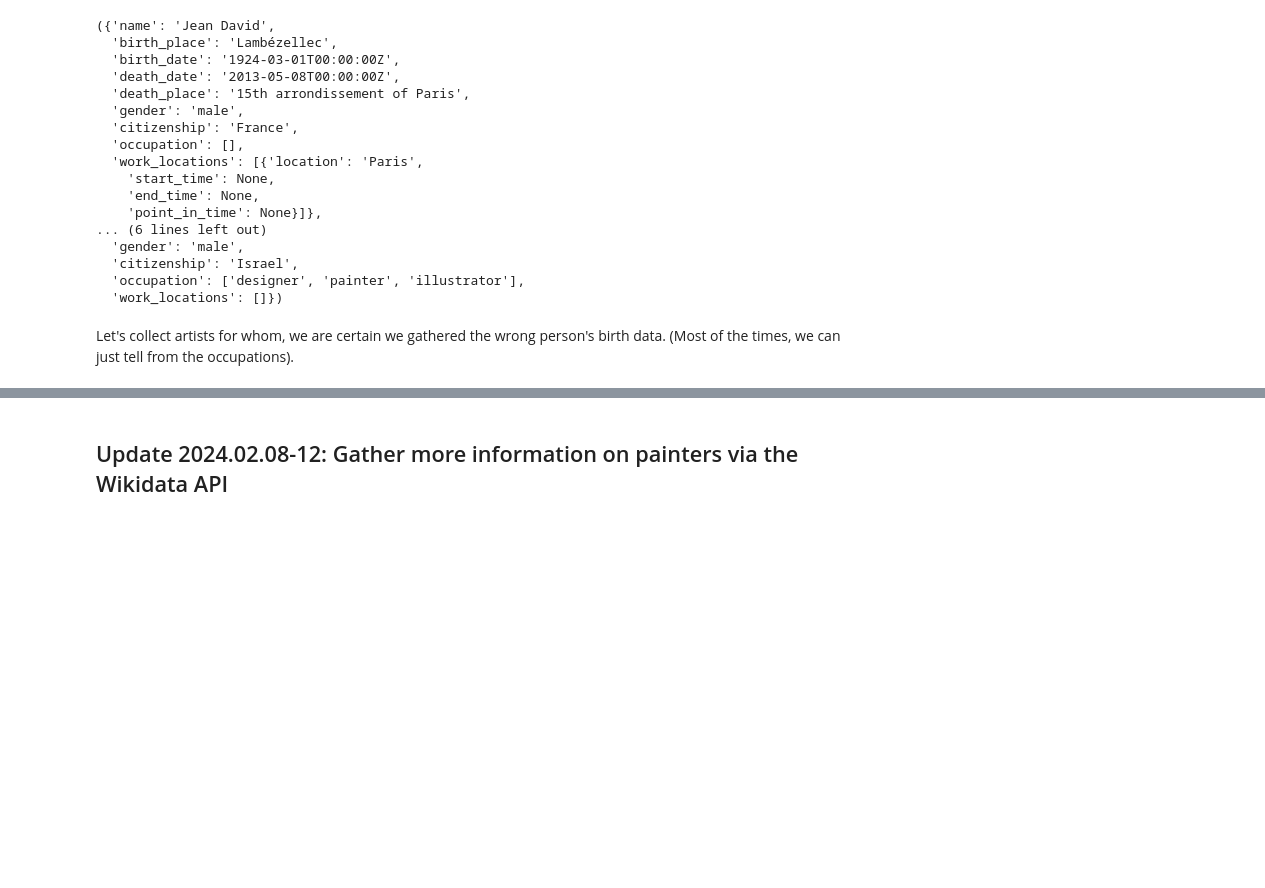
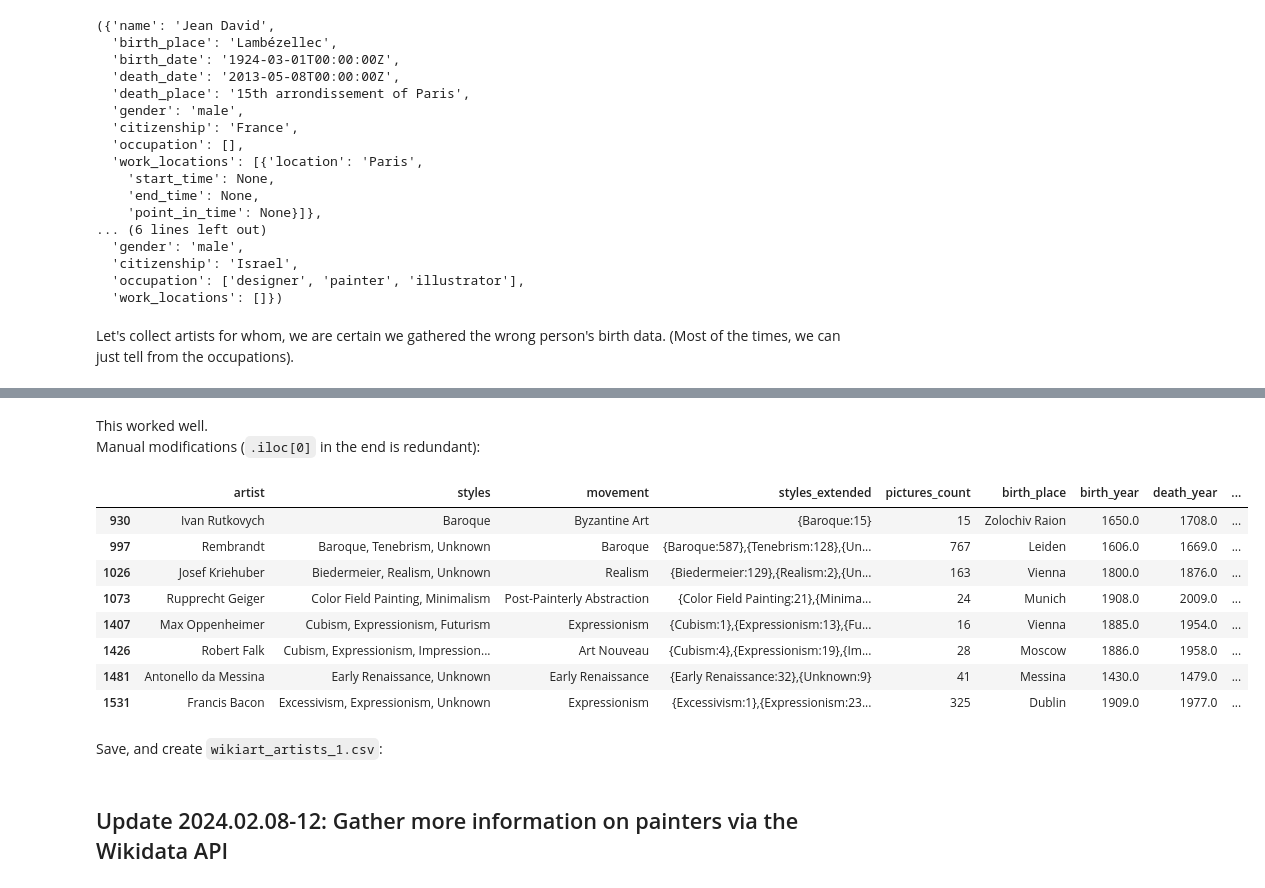
Before and after one commit to me9hanics/PainterPalette, a Jupyter notebook: wikiart_updates.ipynb, the cells around one changed output, grey strips where cells are left out. Saved outputs shown, nothing was run; the diff lists cells and outputs as text; code cells hidden in the pictures; blank space fills up the shorter version.

Commit message:
add wikiart_artists_1 updates

```diff
--- a/wikiart_updates.ipynb
+++ b/wikiart_updates.ipynb
@@ -164,13 +243,36 @@ Manual modifications:
+# %% [markdown]
+This worked well.<br>
+Manual modifications (`.iloc[0]` in the end is redundant):
 # %%
-artists_wikiart.loc[artists_wikiart['artist'] == 'Ivan Rutkovych', 'death_year'].iloc[0] = 1708
-artists_wikiart.loc[artists_wikiart['artist'] == 'Ivan Rutkovych', 'locations'].iloc[0] = "[Zhovkva, Univ, Lviv, Ukraine]"
-artists_wikiart.loc[artists_wikiart['artist'] == 'Rembrandt', 'death_year'].iloc[0] = 1669
-artists_wikiart.loc[artists_wikiart['artist'] == 'Josef Kriehuber', 'death_year'].iloc[0] = 1876
-artists_wikiart.loc[artists_wikiart['artist'] == 'Josef Kriehuber', 'locations'].iloc[0] = "[Vienna, Austria]"
-artists_wikiart.loc[artists_wikiart['artist'] == 'Antonello da Messina', 'death_year'].iloc[0] = 1479
-artists_wikiart.loc[artists_wikiart['artist'] == 'Antonello da Messina', 'locations'].iloc[0] = "[Messina, Naples, Venice, Italy]"
-artists_wikiart.loc[artists_wikiart['artist'] == 'Antonello da Messina', 'locations_with_years'].iloc[0] = "['Messina:1455-1479', 'Naples:1450-1455', 'Venice:1475-1476']"
-#artists_wikiart.loc[artists_wikiart['artist'] == 'Antonello da Messina', 'birth_year'].iloc[0] = 1430
-#artists_wikiart.loc[artists_wikiart['artist'] == 'Antonello da Messina', 'birth_place'].iloc[0] = "Messina, Italy"
-artists_wikiart.loc[artists_wikiart['artist'] == 'Jan Groth', 'birth_place'].iloc[0] = "Stavanger, Norway"
-artists_wikiart.loc[artists_wikiart['artist'] == 'Jan Groth', 'birth_year'].iloc[0] = 1938
+artists_wikiart.loc[artists_wikiart['artist'] == 'Ivan Rutkovych', 'death_year'] = 1708
+artists_wikiart.loc[artists_wikiart['artist'] == 'Ivan Rutkovych', 'locations'] = "['Zhovkva', 'Univ', 'Lviv', 'Ukraine']"
+artists_wikiart.loc[artists_wikiart['artist'] == 'Ivan Rutkovych', 'citizenship'] = "Ukraine"
+artists_wikiart.loc[artists_wikiart['artist'] == 'Rembrandt', 'death_year'] = 1669
+artists_wikiart.loc[artists_wikiart['artist'] == 'Josef Kriehuber', 'death_year'] = 1876
+artists_wikiart.loc[artists_wikiart['artist'] == 'Josef Kriehuber', 'locations'] = "['Vienna', 'Austria']"
+artists_wikiart.loc[artists_wikiart['artist'] == 'Antonello da Messina', 'death_year'] = 1479
+artists_wikiart.loc[artists_wikiart['artist'] == 'Antonello da Messina', 'locations'] = "['Messina', 'Naples', 'Venice', 'Italy']"
+artists_wikiart.loc[artists_wikiart['artist'] == 'Antonello da Messina', 'locations_with_years'] = "['Messina:1455-1479', 'Naples:1450-1455', 'Venice:1475-1476']"
+#artists_wikiart.loc[artists_wikiart['artist'] == 'Antonello da Messina', 'birth_year'] = 1430
+#artists_wikiart.loc[artists_wikiart['artist'] == 'Antonello da Messina', 'birth_place'] = "Messina, Italy"
+artists_wikiart.loc[artists_wikiart['artist'] == 'Francis Bacon', 'birth_year'] = 1909
+artists_wikiart.loc[artists_wikiart['artist'] == 'Francis Bacon', 'birth_place'] = "Dublin"
+artists_wikiart.loc[artists_wikiart['artist'] == 'Francis Bacon', 'citizenship'] = "Republic of Ireland"
+artists_wikiart.loc[artists_wikiart['artist'] == 'Francis Bacon', 'occupations'] = "designer, painter"
+
+artists_wikiart.loc[artists_wikiart['artist'] == 'Jan Groth', 'birth_place'] = "Stavanger, Norway"
+artists_wikiart.loc[artists_wikiart['artist'] == 'Jan Groth', 'birth_year'] = 1938
+# %%
+artists_wikiart[artists_wikiart['artist'].isin(mischevious_artists_df['artist'])][8:16]
+# %% [output]
+|  | artist | styles | movement | styles_extended | pictures_count | birth_place | birth_year | death_year | ... |
+| 930 | Ivan Rutkovych | Baroque | Byzantine Art | {Baroque:15} | 15 | Zolochiv Raion | 1650.0 | 1708.0 | ... |
+| 997 | Rembrandt | Baroque, Tenebrism, Unknown | Baroque | {Baroque:587},{Tenebrism:128},{Un... | 767 | Leiden | 1606.0 | 1669.0 | ... |
+| 1026 | Josef Kriehuber | Biedermeier, Realism, Unknown | Realism | {Biedermeier:129},{Realism:2},{Un... | 163 | Vienna | 1800.0 | 1876.0 | ... |
+| 1073 | Rupprecht Geiger | Color Field Painting, Minimalism | Post-Painterly Abstraction | {Color Field Painting:21},{Minima... | 24 | Munich | 1908.0 | 2009.0 | ... |
+| 1407 | Max Oppenheimer | Cubism, Expressionism, Futurism | Expressionism | {Cubism:1},{Expressionism:13},{Fu... | 16 | Vienna | 1885.0 | 1954.0 | ... |
+| 1426 | Robert Falk | Cubism, Expressionism, Impression... | Art Nouveau | {Cubism:4},{Expressionism:19},{Im... | 28 | Moscow | 1886.0 | 1958.0 | ... |
+| 1481 | Antonello da Messina | Early Renaissance, Unknown | Early Renaissance | {Early Renaissance:32},{Unknown:9} | 41 | Messina | 1430.0 | 1479.0 | ... |
+| 1531 | Francis Bacon | Excessivism, Expressionism, Unknown | Expressionism | {Excessivism:1},{Expressionism:23... | 325 | Dublin | 1909.0 | 1977.0 | ... |
+# %% [markdown]
+Save, and create `wikiart_artists_1.csv`:
```
Also changed, not shown: parts of 8 cells of this notebook.
